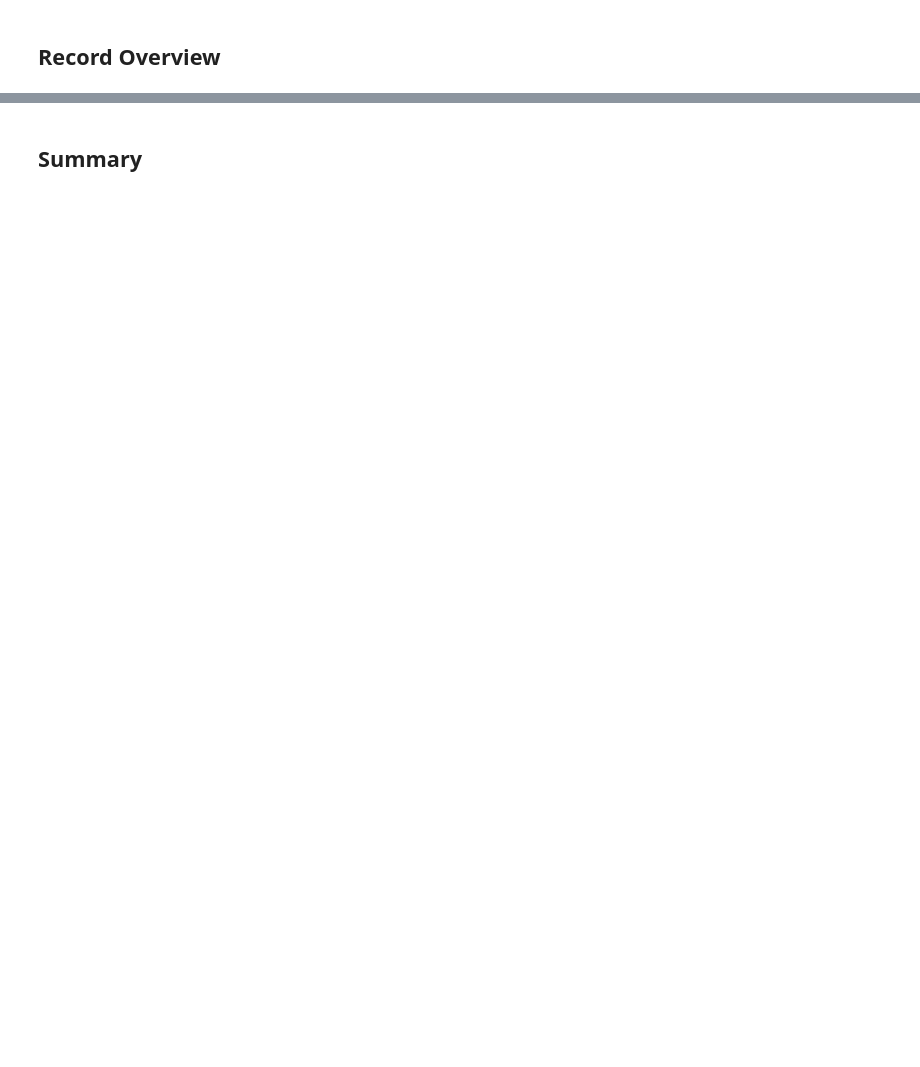
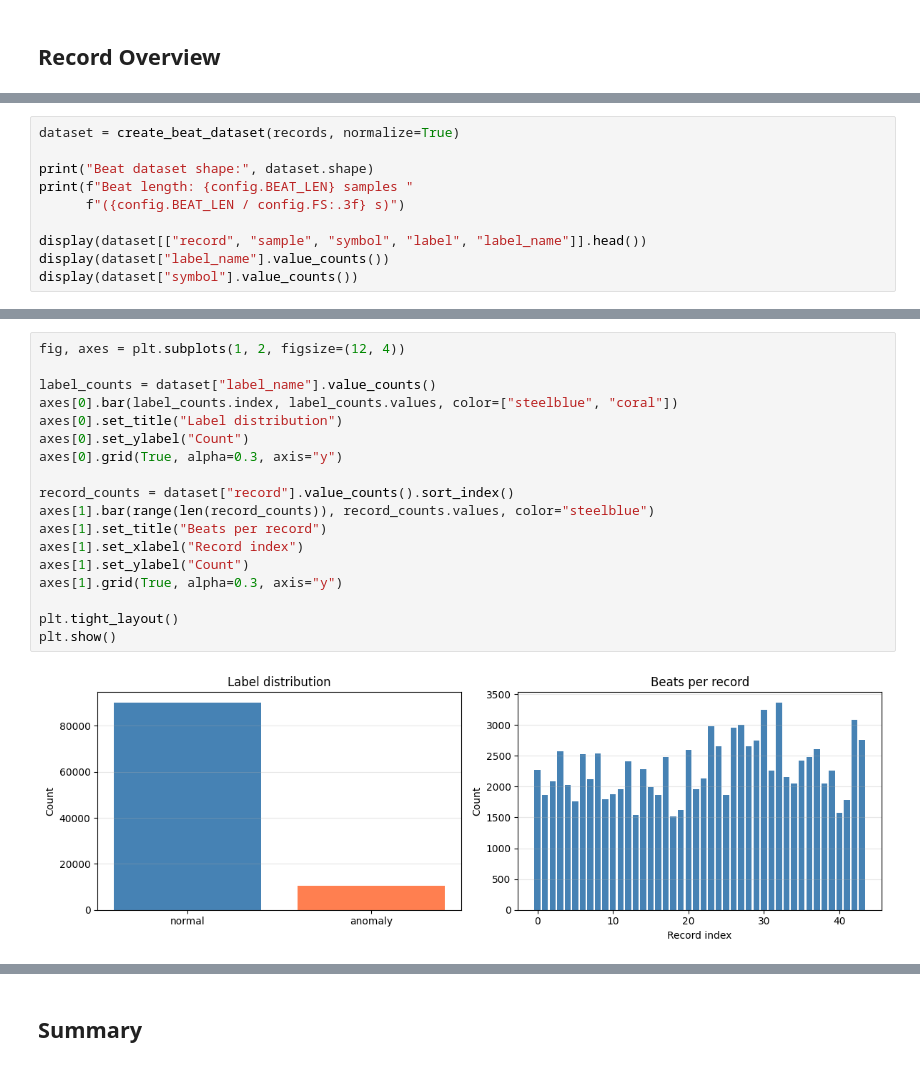
Before and after one commit to ValTal5/mitbih-anomaly-detection, a Jupyter notebook: notebooks/01_data_exploration.ipynb, the cells around one changed output, grey strips where cells are left out. Saved outputs shown, nothing was run; the diff lists cells and outputs as text; blank space fills up the shorter version.

```diff
--- a/notebooks/01_data_exploration.ipynb
+++ b/notebooks/01_data_exploration.ipynb
@@ -297,0 +215,10 @@ if records:
+# %%
+dataset = create_beat_dataset(records, normalize=True)
+
+print("Beat dataset shape:", dataset.shape)
+print(f"Beat length: {config.BEAT_LEN} samples "
+      f"({config.BEAT_LEN / config.FS:.3f} s)")
+
+display(dataset[["record", "sample", "symbol", "label", "label_name"]].head())
+display(dataset["label_name"].value_counts())
+display(dataset["symbol"].value_counts())
@@ -297,0 +253,20 @@ if records:
+# %%
+fig, axes = plt.subplots(1, 2, figsize=(12, 4))
+
+label_counts = dataset["label_name"].value_counts()
+axes[0].bar(label_counts.index, label_counts.values, color=["steelblue", "coral"])
+axes[0].set_title("Label distribution")
+axes[0].set_ylabel("Count")
+axes[0].grid(True, alpha=0.3, axis="y")
+
+record_counts = dataset["record"].value_counts().sort_index()
+axes[1].bar(range(len(record_counts)), record_counts.values, color="steelblue")
+axes[1].set_title("Beats per record")
+axes[1].set_xlabel("Record index")
+axes[1].set_ylabel("Count")
+axes[1].grid(True, alpha=0.3, axis="y")
+
+plt.tight_layout()
+plt.show()
+# %% [output]
+[figure, added]
```
Also changed, not shown: parts of 39 cells of this notebook, 5 other files.
